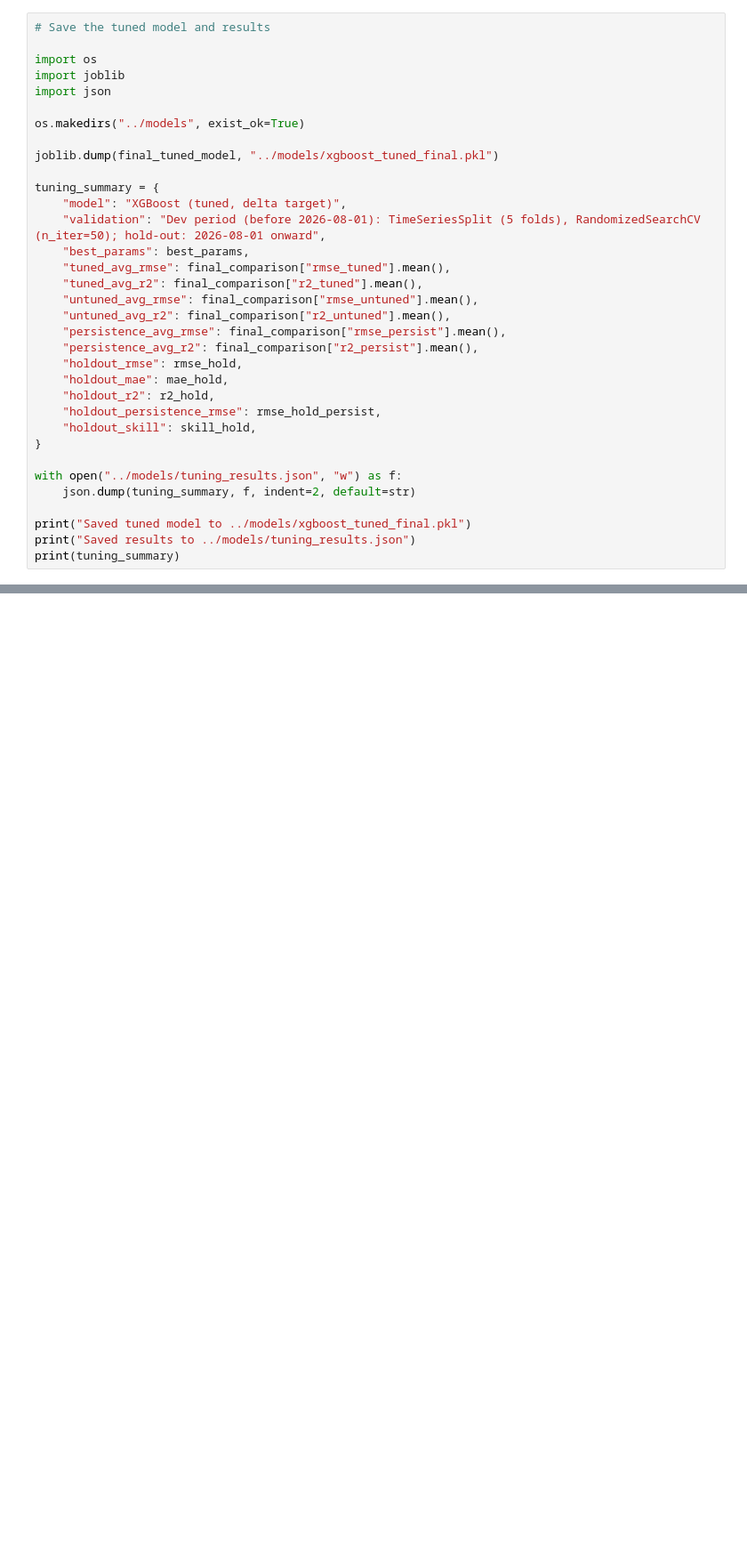
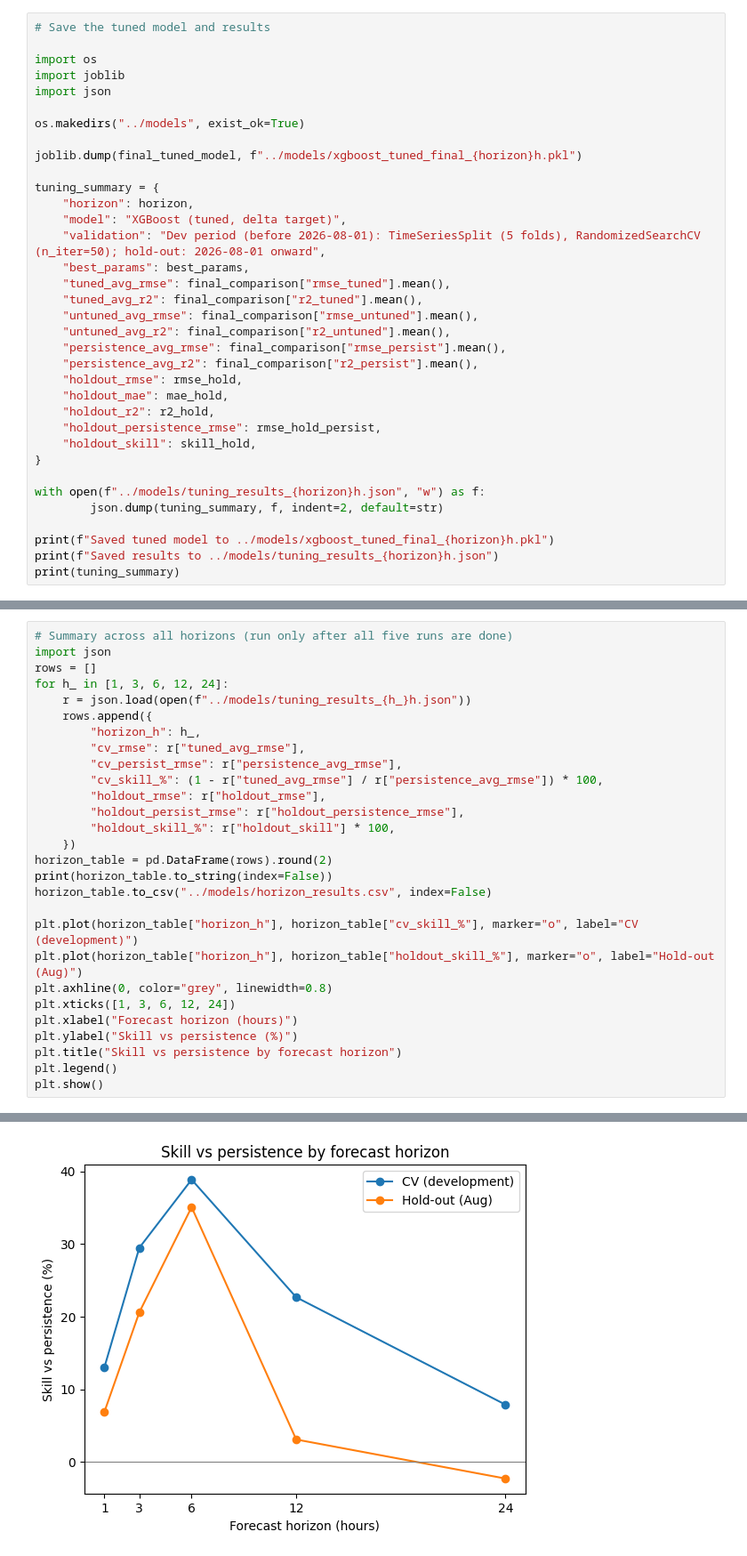
Before and after one commit to KhushiKhati11/AQI-Change-Prediction-Pipeline, a Jupyter notebook: notebooks/hyperparameter_tuning.ipynb, the cells around one changed output, grey strips where cells are left out. Shown at 89% size. Cells and saved outputs as stored; diff of their text form; blank space fills up the shorter version.

```diff
--- a/notebooks/hyperparameter_tuning.ipynb
+++ b/notebooks/hyperparameter_tuning.ipynb
@@ -306,9 +375,10 @@ import json
 
 os.makedirs("../models", exist_ok=True)
 
-joblib.dump(final_tuned_model, "../models/xgboost_tuned_final.pkl")
+joblib.dump(final_tuned_model, f"../models/xgboost_tuned_final_{horizon}h.pkl")
 
 tuning_summary = {
+    "horizon": horizon,
     "model": "XGBoost (tuned, delta target)",
     "validation": "Dev period (before 2026-08-01): TimeSeriesSplit (5 folds), RandomizedSearchCV (n_iter=50); hold-out: 2026-08-01 onward",
     "best_params": best_params,
@@ -325,10 +395,10 @@ tuning_summary = {
     "holdout_skill": skill_hold,
 }
 
-with open("../models/tuning_results.json", "w") as f:
-    json.dump(tuning_summary, f, indent=2, default=str)
+with open(f"../models/tuning_results_{horizon}h.json", "w") as f:
+        json.dump(tuning_summary, f, indent=2, default=str)
 
-print("Saved tuned model to ../models/xgboost_tuned_final.pkl")
-print("Saved results to ../models/tuning_results.json")
+print(f"Saved tuned model to ../models/xgboost_tuned_final_{horizon}h.pkl")
+print(f"Saved results to ../models/tuning_results_{horizon}h.json")
 print(tuning_summary)
 # %% [output]
@@ -337,0 +408,29 @@ Saved results to ../models/tuning_results.json
+# %%
+# Summary across all horizons (run only after all five runs are done)
+import json
+rows = []
+for h_ in [1, 3, 6, 12, 24]:
+    r = json.load(open(f"../models/tuning_results_{h_}h.json"))
+    rows.append({
+        "horizon_h": h_,
+        "cv_rmse": r["tuned_avg_rmse"],
+        "cv_persist_rmse": r["persistence_avg_rmse"],
+        "cv_skill_%": (1 - r["tuned_avg_rmse"] / r["persistence_avg_rmse"]) * 100,
+        "holdout_rmse": r["holdout_rmse"],
+        "holdout_persist_rmse": r["holdout_persistence_rmse"],
+        "holdout_skill_%": r["holdout_skill"] * 100,
+    })
+horizon_table = pd.DataFrame(rows).round(2)
+print(horizon_table.to_string(index=False))
+horizon_table.to_csv("../models/horizon_results.csv", index=False)
+
+plt.plot(horizon_table["horizon_h"], horizon_table["cv_skill_%"], marker="o", label="CV (development)")
+plt.plot(horizon_table["horizon_h"], horizon_table["holdout_skill_%"], marker="o", label="Hold-out (Aug)")
+plt.axhline(0, color="grey", linewidth=0.8)
+plt.xticks([1, 3, 6, 12, 24])
+plt.xlabel("Forecast horizon (hours)")
+plt.ylabel("Skill vs persistence (%)")
+plt.title("Skill vs persistence by forecast horizon")
+plt.legend()
+plt.show()
+# %% [output]
@@ -337,0 +443 @@ Saved results to ../models/tuning_results.json
+[figure, added]
```
Also changed, not shown: parts of 12 cells of this notebook, 29 other files.
